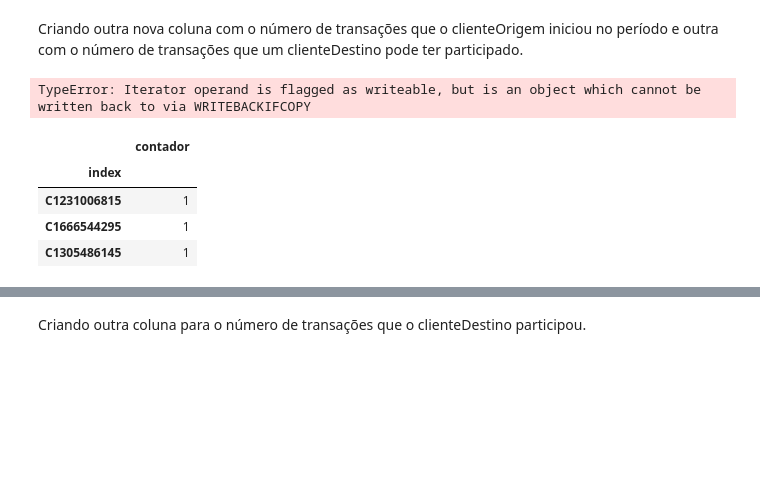
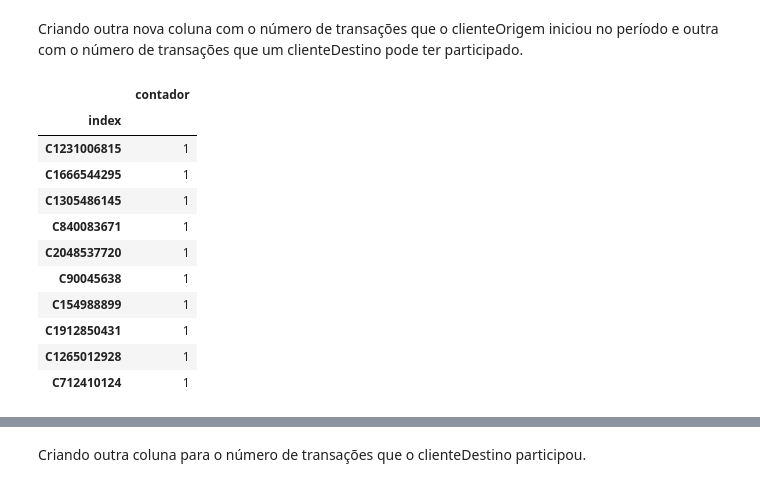
Before and after one commit to casjunior93/Tera---Desafio-de-classificacao, a Jupyter notebook: TERA_Desafio_de_Classificação.ipynb, the cells around one changed output, grey strips where cells are left out. Drawn from its saved outputs; the diff is of its cells as text; code cells hidden in the pictures; blank space fills up the shorter version.

```diff
--- a/TERA_Desafio_de_Classificação.ipynb
+++ b/TERA_Desafio_de_Classificação.ipynb
@@ -194,24 +175,24 @@ from collections import Counter
 # %%
 contadorCO = Counter(clienteOrigemNP)
 contadorCD = Counter(clienteDestinoNP)
-# %%
-import numpy as np
-with np.nditer(contadorCO, op_flags=['readwrite']) as it:
-    for x in it:
-        print(x)
-# %% [output]
-TypeError: Iterator operand is flagged as writeable, but is an object which cannot be written back to via WRITEBACKIFCOPY
 # %%
 df_contadorCO = pd.DataFrame.from_dict(contadorCO, orient='index').reset_index()
 df_contadorCO = df_contadorCO.rename(columns={ 0:'contador'})
 df_contadorCO.set_index('index',inplace=True)
-df_contadorCO.head(3)
+df_contadorCO.head(10)
 # %% [output]
 |  | contador |
 | index |  |
 | C1231006815 | 1 |
 | C1666544295 | 1 |
 | C1305486145 | 1 |
+| C840083671 | 1 |
+| C2048537720 | 1 |
+| C90045638 | 1 |
+| C154988899 | 1 |
+| C1912850431 | 1 |
+| C1265012928 | 1 |
+| C712410124 | 1 |
 # %%
 df_contadorCD = pd.DataFrame.from_dict(contadorCD, orient='index').reset_index()
 df_contadorCD = df_contadorCD.rename(columns={0:'contador'})
```
Also changed, not shown: parts of 18 cells of this notebook, 2 other files.
